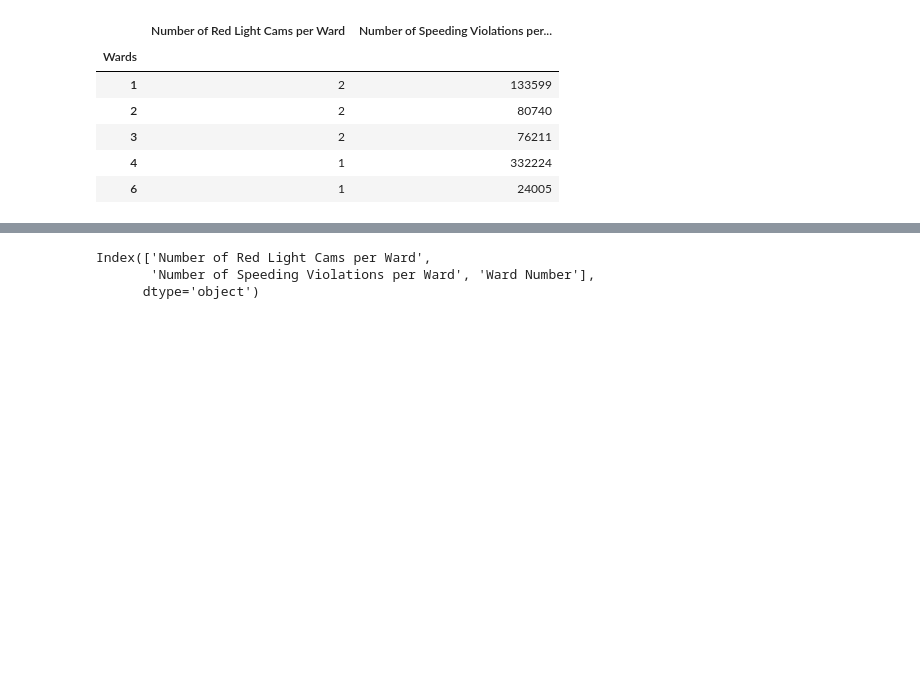
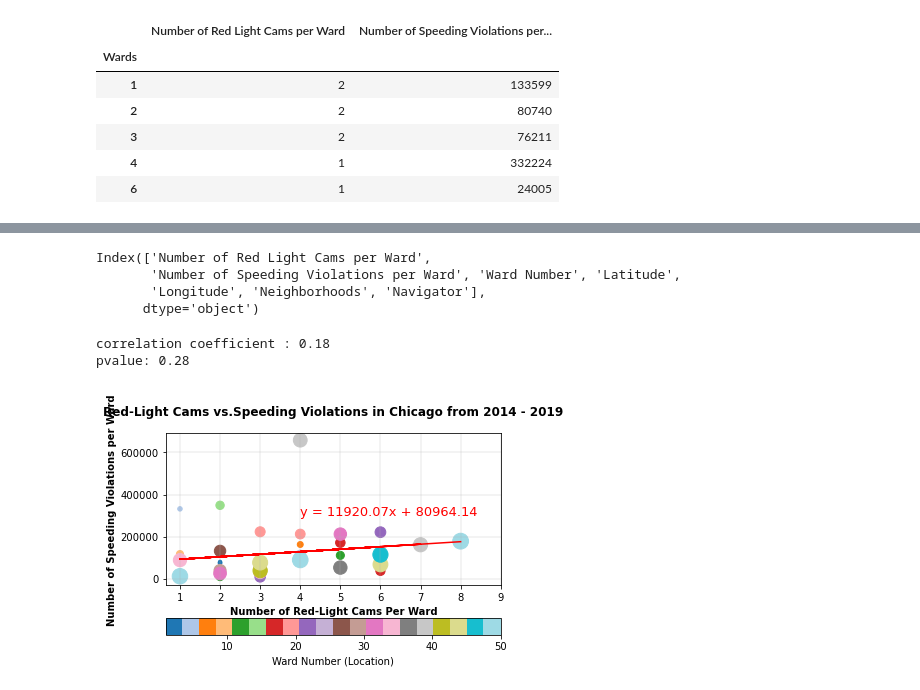
Before and after one commit to michaeldduszynski/Group-4-, a Jupyter notebook: correlation_red_speeding.ipynb, the cells around one changed output, grey strips where cells are left out. Cells and saved outputs as stored; diff of their text form; code cells hidden in the pictures; blank space fills up the shorter version.

Commit message:
add final red lights vs. speeding violations

```diff
--- a/correlation_red_speeding.ipynb
+++ b/correlation_red_speeding.ipynb
@@ -114,0 +75,6 @@ correlation coefficient : -0.02
+# %%
+clean_df.head()
+cameras_file = os.path.join("../Desktop/Archive", "ward_offices_locs_alt.csv")
+ward_offices_df = pd.read_csv(cameras_file)
+clean_df = pd.merge(clean_df, ward_offices_df, on="Ward Number")
+clean_df.head()
@@ -116,5 +89,25 @@ correlation coefficient : -0.02
 clean_df.columns
 # %% [output]
 Index(['Number of Red Light Cams per Ward',
-       'Number of Speeding Violations per Ward', 'Ward Number'],
+       'Number of Speeding Violations per Ward', 'Ward Number', 'Latitude',
+       'Longitude', 'Neighborhoods', 'Navigator'],
       dtype='object')
+# %%
+weight= clean_df["Ward Number"]*5
+arrangement = clean_df["Ward Number"]
+np.arange(len(clean_df["Ward Number"]))
+cmap='tab20'
+line = to_linear_regress(clean_df["Number of Red Light Cams per Ward"], clean_df["Number of Speeding Violations per Ward"], weight, arrangement, cmap)
+to_annotate(line, 4, 300000)
+plt.xticks(np.arange(1, 10, 1))
+plt.xlabel("Number of Red-Light Cams Per Ward", fontweight="bold")
+plt.ylabel("Number of Speeding Violations per Ward", labelpad=3.5, fontweight="bold")
+plt.title("Red-Light Cams vs.Speeding Violations in Chicago from 2014 - 2019", y=1.08, fontweight="bold")
+plt.colorbar(label="Ward Number (Location)", orientation="horizontal")
+plt.rcParams["figure.figsize"] = (7,7 )
+plt.grid(linewidth=0.3)
+plt.savefig("Images/right_cams_vs_violations.png")
+# %% [output]
+correlation coefficient : 0.18
+pvalue: 0.28
+[figure, added]
```
Also changed, not shown: parts of 11 cells of this notebook.
